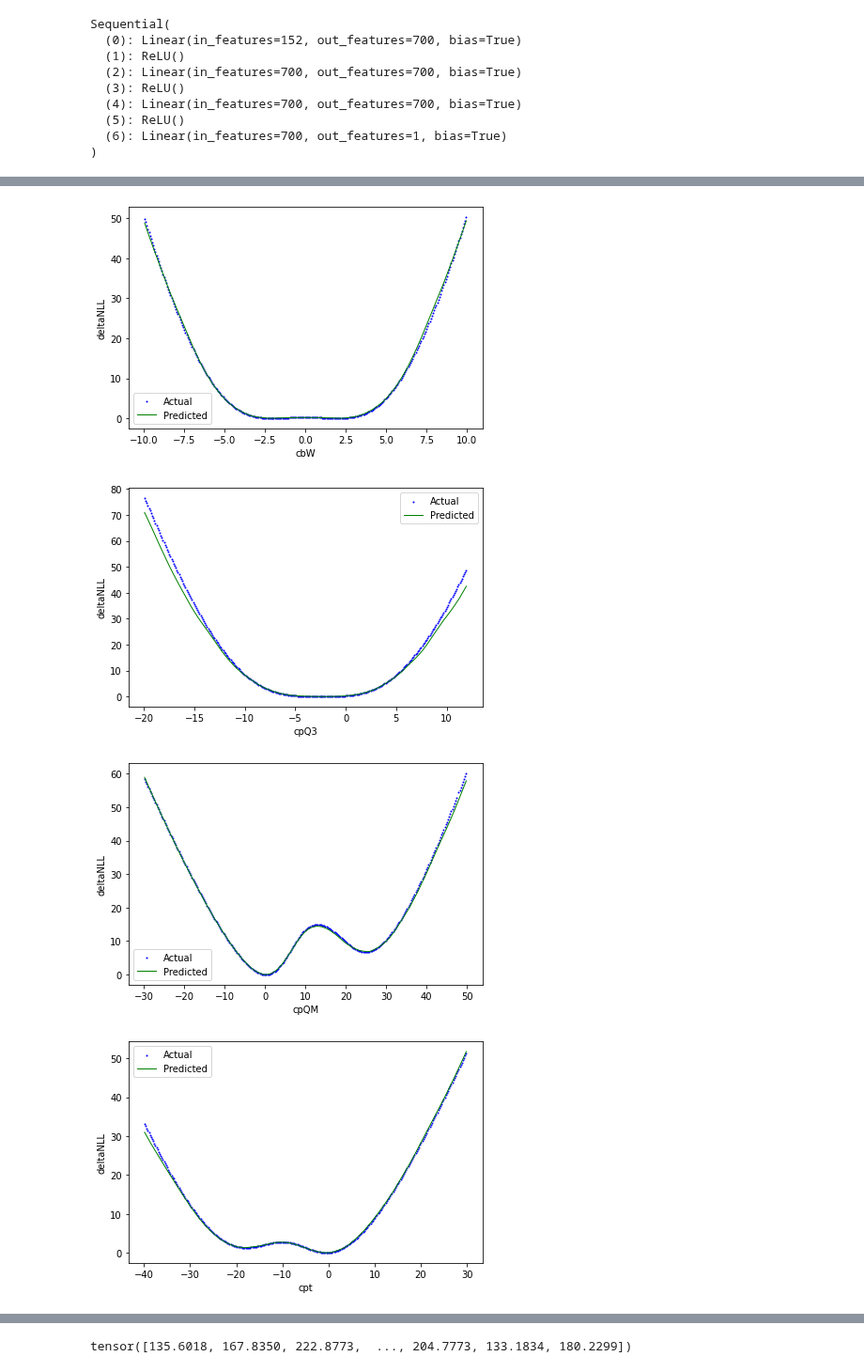
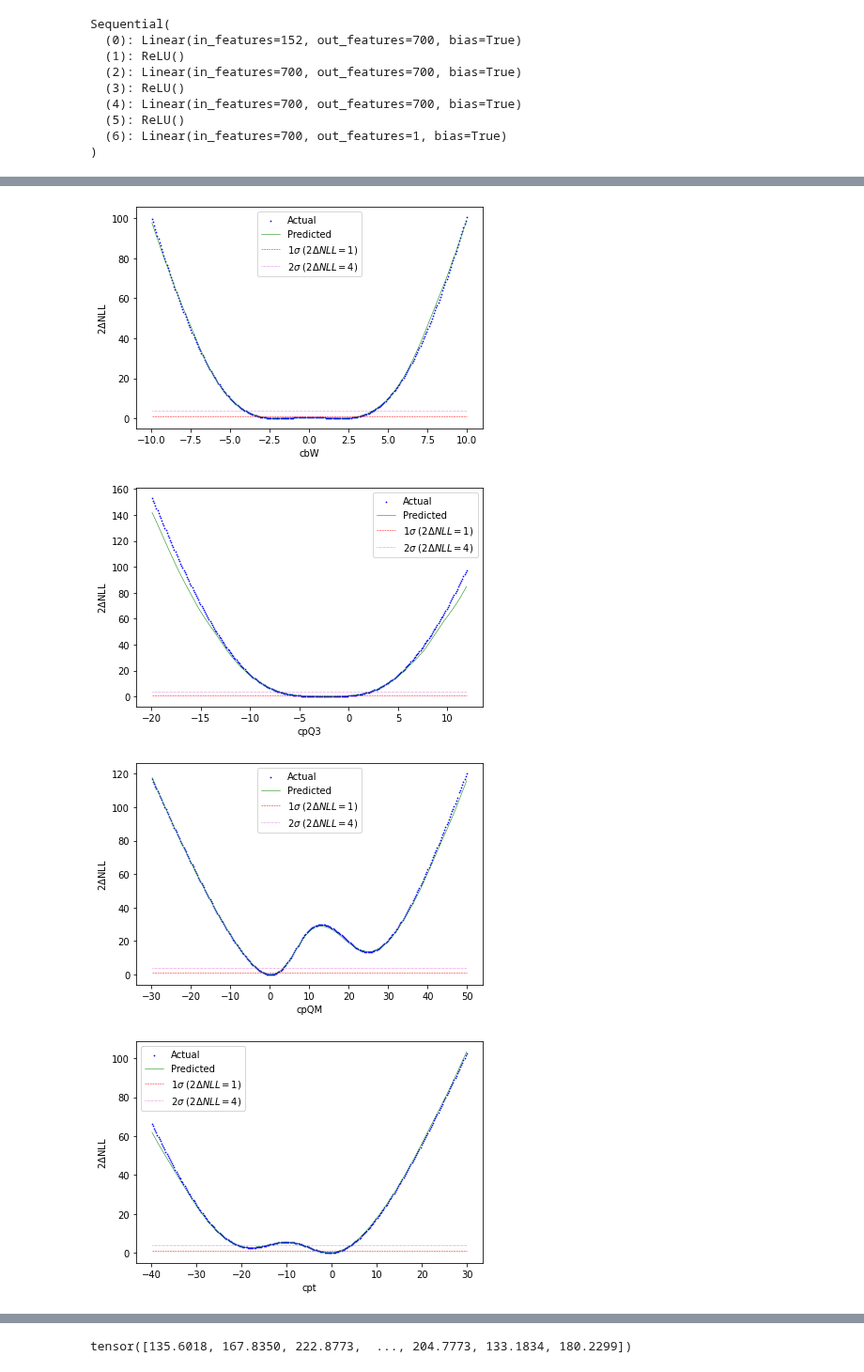
Before and after one commit to NDCMS/NDParticleML, a Jupyter notebook: scripts/likelihood/validation/Validation.ipynb, the cells around one changed output, grey strips where cells are left out. Shown at 94% size. Cells and saved outputs as stored; diff of their text form; code cells hidden in the pictures.

Commit message:
Updated graphs
- Changed to 2deltaNLL.
- Added horizontal lines at y=1 and y=4.

```diff
--- a/scripts/likelihood/validation/Validation.ipynb
+++ b/scripts/likelihood/validation/Validation.ipynb
@@ -78,6 +78,7 @@ for key in names.keys():
     loaded = np.load(f'likelihood_{key}.npz')
     actual_graph_data[key] = {key: loaded[key], 'deltaNLL': loaded['deltaNLL']}
     actual_graph_data[key]['deltaNLL'] -= actual_graph_data[key]['deltaNLL'].min()
+    actual_graph_data[key]['deltaNLL'] *= 2
 # %%
 model_graph_data = {}
 for key in names.keys():
@@ -97,6 +98,7 @@ for key in names.keys():
     std_outputs = model(std_inputs)
     outputs = nnm.affine_untransform(std_outputs, output_stats).cpu().detach().numpy().flatten()
     outputs -= outputs.min()
+    outputs *= 2
     model_graph_data[key] = {key: inputs, 'deltaNLL': outputs}
 # %%
 diff_graph_data = {}
@@ -115,17 +117,20 @@ for key in names.keys():
     std_outputs = model(std_inputs)
     outputs = nnm.affine_untransform(std_outputs, output_stats).cpu().detach().numpy().flatten()
     outputs -= outputs.min()
+    outputs *= 2
     diff_graph_data[key] = {key: inputs, 'deltaNLL': actual_graph_data[key]['deltaNLL'] - outputs}
 # %%
 graphs = {}
 diff_graphs = {}
 for key in names.keys():
     graphs[key] = plt.subplots()
-    actual_scatter = graphs[key][1].scatter(actual_graph_data[key][key], actual_graph_data[key]['deltaNLL'], c='b', s=1)
-    model_line, = graphs[key][1].plot(model_graph_data[key][key], model_graph_data[key]['deltaNLL'], 'g-', linewidth=1)
-    graphs[key][1].legend([actual_scatter, model_line], ['Actual', 'Predicted'])
+    actual_scatter = graphs[key][1].scatter(actual_graph_data[key][key], actual_graph_data[key]['deltaNLL'], c='b', s=0.5)
+    model_line, = graphs[key][1].plot(model_graph_data[key][key], model_graph_data[key]['deltaNLL'], 'g-', linewidth=0.5)
+    one_line, = graphs[key][1].plot(model_graph_data[key][key], np.full_like(model_graph_data[key][key], 1), 'r--', linewidth=0.5)
+    four_line, = graphs[key][1].plot(model_graph_data[key][key], np.full_like(model_graph_data[key][key], 4), 'm:', linewidth=0.5)
+    graphs[key][1].legend([actual_scatter, model_line, one_line, four_line], ['Actual', 'Predicted', '$1\sigma\ (2\Delta NLL=1)$', '$2\sigma\ (2\Delta NLL=4)$'])
     graphs[key][1].set_xlabel(key)
-    graphs[key][1].set_ylabel('deltaNLL')
+    graphs[key][1].set_ylabel('2$\Delta$NLL')
     graphs[key][0].tight_layout()
 
 for key in names.keys():
@@ -141,4 +146,4 @@ for key in names.keys():
-[figure, old version]
+[figure, new version]
-[figure, old version]
+[figure, new version]
-[figure, old version]
+[figure, new version]
-[figure, old version]
+[figure, new version]
```
Also changed, not shown: parts of 1 cell of this notebook.
